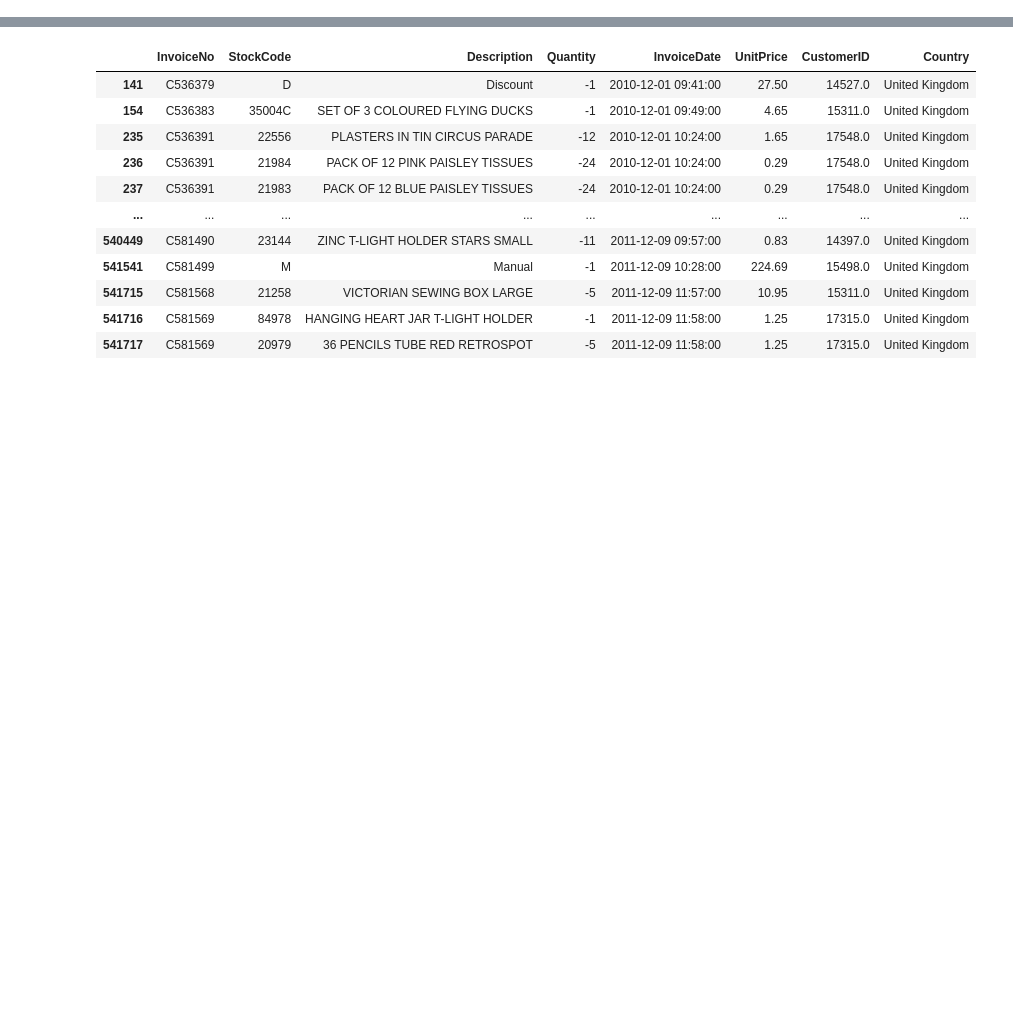
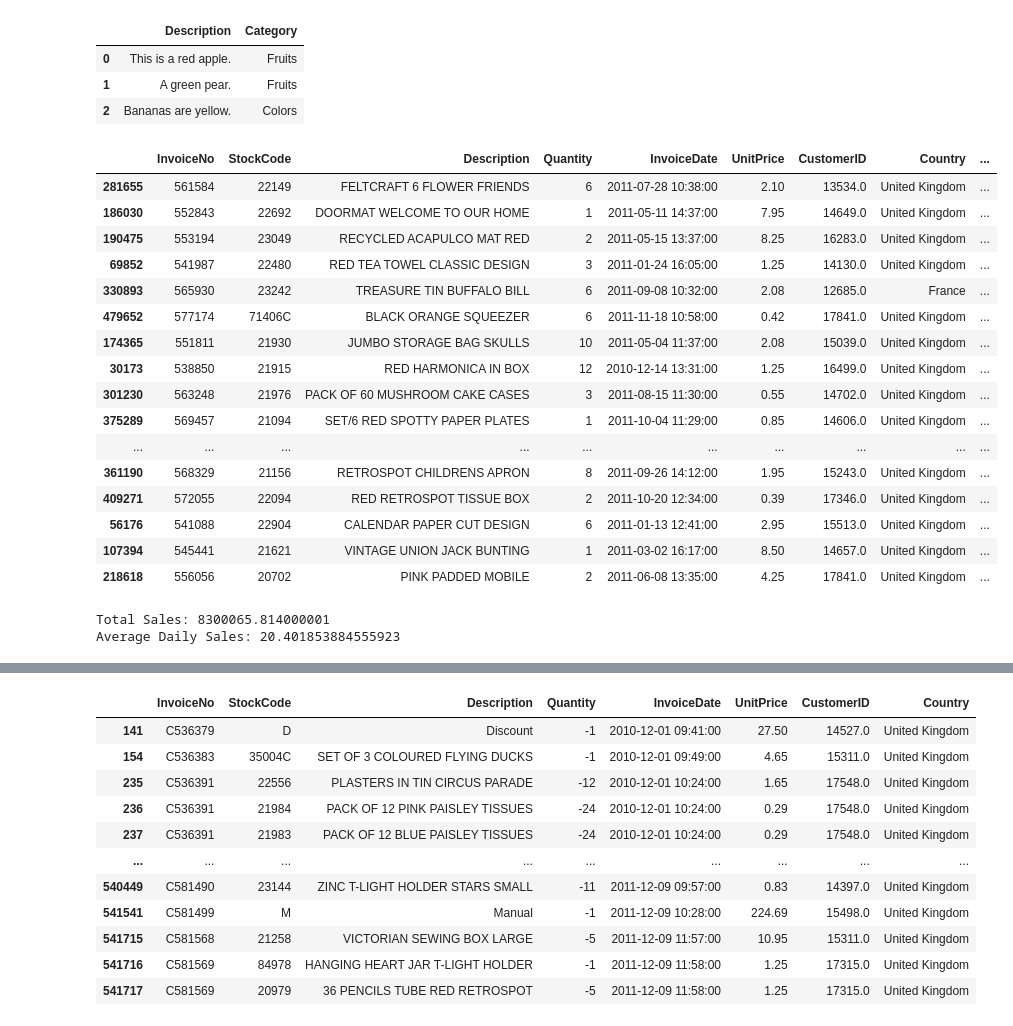
Before and after one commit to Ivan-Curmi/FinalProject, a Jupyter notebook: Sales (Ivan).ipynb, the cells around one changed output, grey strips where cells are left out. Drawn from its saved outputs; the diff is of its cells as text; code cells hidden in the pictures; blank space fills up the shorter version.

```diff
--- a/Sales (Ivan).ipynb
+++ b/Sales (Ivan).ipynb
@@ -112,0 +262,6 @@ memory usage: 27.9+ MB
+# %%
+# Categorization (example mapping)
+category_keywords = {
+    'Decor': ['hang', 'holder', 'design'],
+    'Stationery': ['paper', 'postage', 'pencil'],
+}
@@ -112,0 +415,39 @@ memory usage: 27.9+ MB
+# %%
+df.head()
+# %% [output]
+|  | Description | Category |
+| 0 | This is a red apple. | Fruits |
+| 1 | A green pear. | Fruits |
+| 2 | Bananas are yellow. | Colors |
+# %%
+df.sample(50)
+# %% [output]
+|  | InvoiceNo | StockCode | Description | Quantity | InvoiceDate | UnitPrice | CustomerID | Country | ... |
+| 281655 | 561584 | 22149 | FELTCRAFT 6 FLOWER FRIENDS | 6 | 2011-07-28 10:38:00 | 2.10 | 13534.0 | United Kingdom | ... |
+| 186030 | 552843 | 22692 | DOORMAT WELCOME TO OUR HOME | 1 | 2011-05-11 14:37:00 | 7.95 | 14649.0 | United Kingdom | ... |
+| 190475 | 553194 | 23049 | RECYCLED ACAPULCO MAT RED | 2 | 2011-05-15 13:37:00 | 8.25 | 16283.0 | United Kingdom | ... |
+| 69852 | 541987 | 22480 | RED TEA TOWEL CLASSIC DESIGN | 3 | 2011-01-24 16:05:00 | 1.25 | 14130.0 | United Kingdom | ... |
+| 330893 | 565930 | 23242 | TREASURE TIN BUFFALO BILL | 6 | 2011-09-08 10:32:00 | 2.08 | 12685.0 | France | ... |
+| 479652 | 577174 | 71406C | BLACK ORANGE SQUEEZER | 6 | 2011-11-18 10:58:00 | 0.42 | 17841.0 | United Kingdom | ... |
+| 174365 | 551811 | 21930 | JUMBO STORAGE BAG SKULLS | 10 | 2011-05-04 11:37:00 | 2.08 | 15039.0 | United Kingdom | ... |
+| 30173 | 538850 | 21915 | RED HARMONICA IN BOX | 12 | 2010-12-14 13:31:00 | 1.25 | 16499.0 | United Kingdom | ... |
+| 301230 | 563248 | 21976 | PACK OF 60 MUSHROOM CAKE CASES | 3 | 2011-08-15 11:30:00 | 0.55 | 14702.0 | United Kingdom | ... |
+| 375289 | 569457 | 21094 | SET/6 RED SPOTTY PAPER PLATES | 1 | 2011-10-04 11:29:00 | 0.85 | 14606.0 | United Kingdom | ... |
+| ... | ... | ... | ... | ... | ... | ... | ... | ... | ... |
+| 361190 | 568329 | 21156 | RETROSPOT CHILDRENS APRON | 8 | 2011-09-26 14:12:00 | 1.95 | 15243.0 | United Kingdom | ... |
+| 409271 | 572055 | 22094 | RED RETROSPOT TISSUE BOX | 2 | 2011-10-20 12:34:00 | 0.39 | 17346.0 | United Kingdom | ... |
+| 56176 | 541088 | 22904 | CALENDAR PAPER CUT DESIGN | 6 | 2011-01-13 12:41:00 | 2.95 | 15513.0 | United Kingdom | ... |
+| 107394 | 545441 | 21621 | VINTAGE UNION JACK BUNTING | 1 | 2011-03-02 16:17:00 | 8.50 | 14657.0 | United Kingdom | ... |
+| 218618 | 556056 | 20702 | PINK PADDED MOBILE | 2 | 2011-06-08 13:35:00 | 4.25 | 17841.0 | United Kingdom | ... |
+# %%
+# Calculate total sales Revenue
+total_sales = df['total_revenue'].sum()
+print(f'Total Sales: {total_sales}')
+
+
+# Calculate average daily sales Revenue
+average_daily_sales = df['total_revenue'].mean()
+print(f'Average Daily Sales: {average_daily_sales}')
+# %% [output]
+Total Sales: 8300065.814000001
+Average Daily Sales: 20.401853884555923
```
Also changed, not shown: parts of 47 cells of this notebook.
